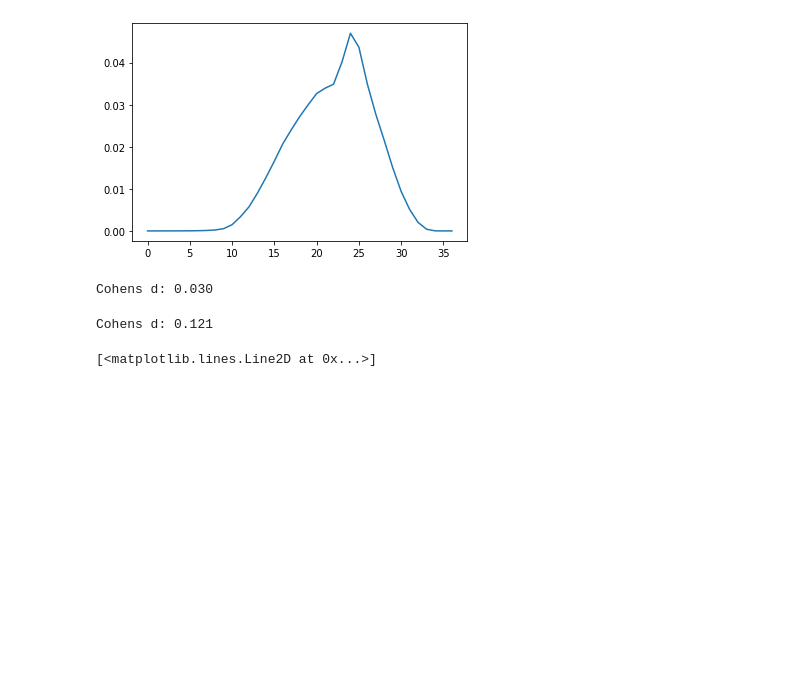
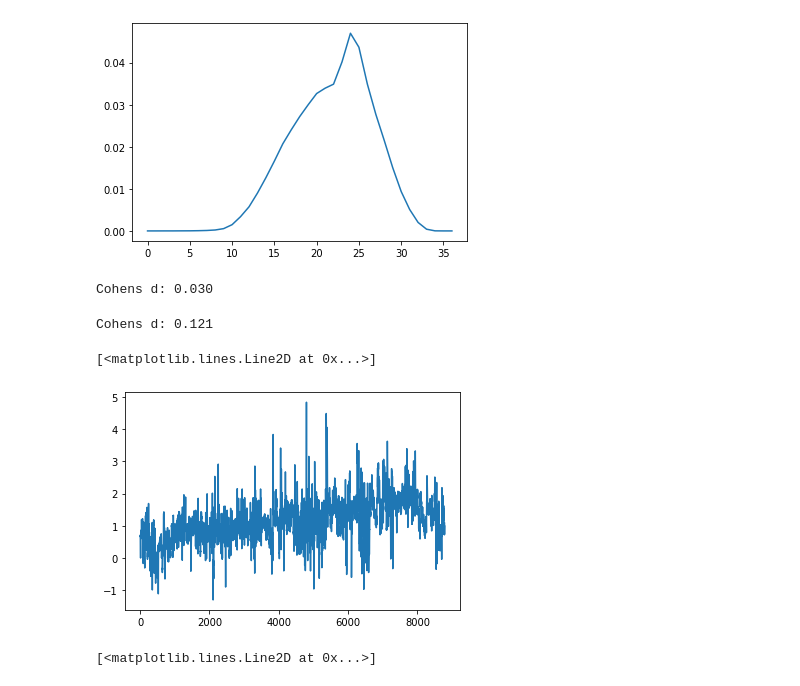
Before and after one commit to IMMM-SFA/misha_code, a Jupyter notebook: divergence_testing.ipynb, the cells around one changed output. Cells and saved outputs as stored; diff of their text form; code cells hidden in the pictures; blank space fills up the shorter version.

```diff
--- a/divergence_testing.ipynb
+++ b/divergence_testing.ipynb
@@ -324,11 +324,22 @@ Cohens d: 0.030
 # %%
 hot_aec_2060 = pd.read_csv(r'C:\projects\CONUS_TGW_WRF_SSP585_HOT\CONUS_TGW_WRF_SSP585_HOT\AEC_WRF_Hourly_Mean_Meteorology_2060.csv', index_col = None, header = 0)
 cold_aec_2060 = pd.read_csv(r'C:\projects\CONUS_TGW_WRF_SSP585_COLD\CONUS_TGW_WRF_SSP585_COLD\AEC_WRF_Hourly_Mean_Meteorology_2060.csv', index_col = None, header = 0)
 
-d2 = cohend(hot_aec_2060['T2'], cold_aec_2060['T2'])
+d2 = cohen_d(hot_aec_2060['T2'], cold_aec_2060['T2'])
 print('Cohens d: %.3f' % d2)
+
+temps_diff_list = []
+for temp_index in range(len(hot_aec_2060['T2'])):
+    temp_diff = hot_aec_2060['T2'][temp_index] - cold_aec_2060['T2'][temp_index]
+    temps_diff_list.append(temp_diff)
+    if len(temp_diff_lis
+
+temps_diff_list
+plt.plot(temps_diff_list)
 # %% [output]
 Cohens d: 0.121
+[<matplotlib.lines.Line2D at 0x...>]
+[figure, added]
 # %%
 def cohen_d_BA(input_BA): # do input_BA as a string e.g. 'AEC'
 
```
Also changed, not shown: parts of 6 cells of this notebook.
